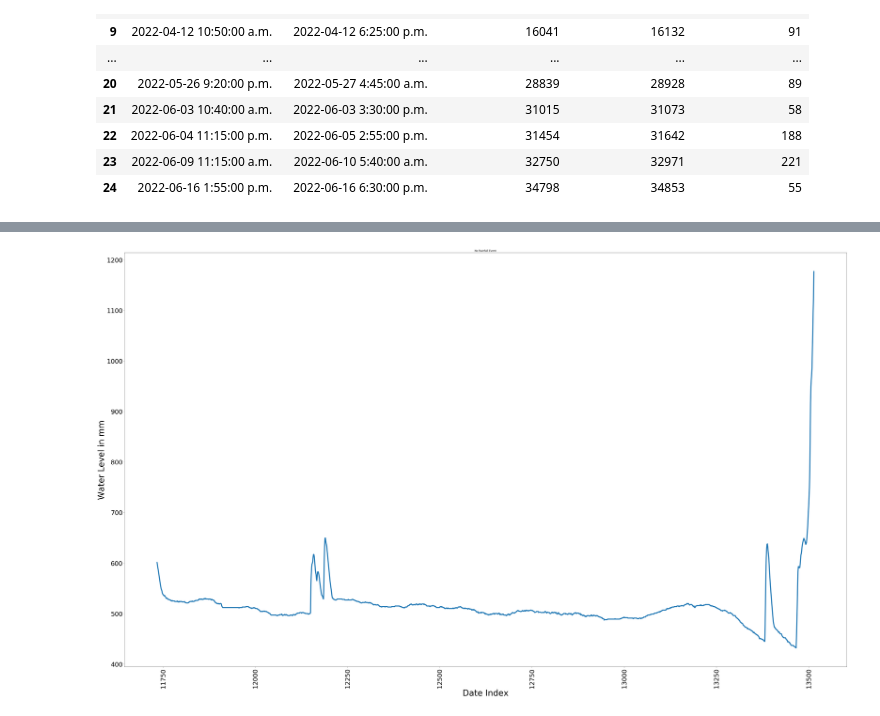
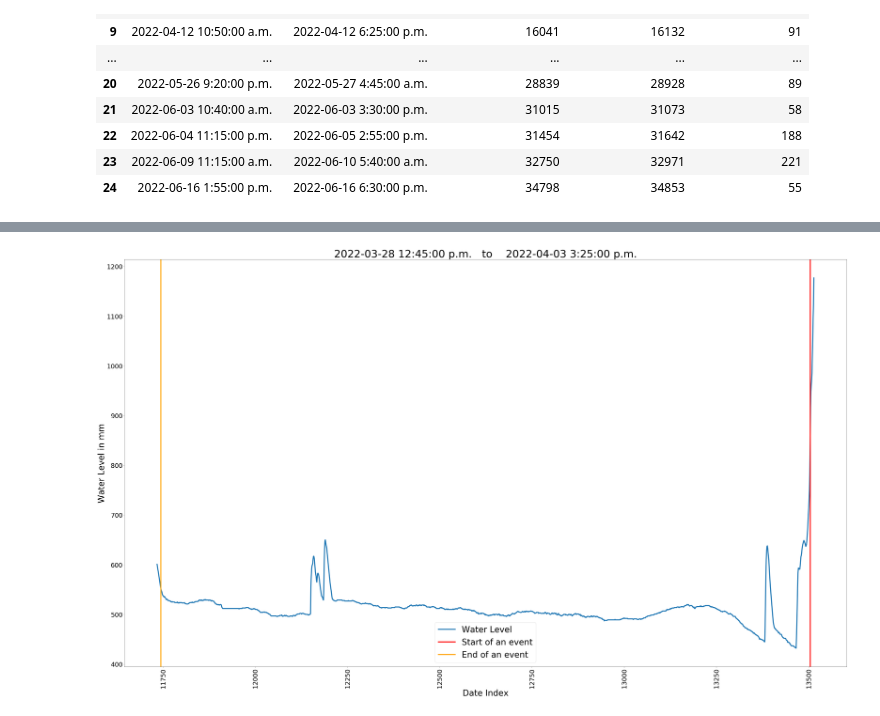
Before and after one commit to hasibum/m2pi22-Novion-Project, a Jupyter notebook: water_level_data.ipynb, the cells around one changed output, grey strips where cells are left out. Cells and saved outputs as stored; diff of their text form; code cells hidden in the pictures.

```diff
--- a/water_level_data.ipynb
+++ b/water_level_data.ipynb
@@ -61,6 +61,7 @@ def IdentifyEvents_2(df,tol_up,tol_dw):
             rpc=0    # duration of rainfall set to zero
             # calculating the slope (mm/min) at index i
             slope_1=(wl_mm[i+1]-wl_mm[i])/(5)   # forwward difference formula
+
             if slope_1>tol_up:
                 # This is a new rainfall event
                 # print("A new rainfall started at time :",df["Timestamp"][i]," with index position :",i)
@@ -69,13 +70,13 @@ def IdentifyEvents_2(df,tol_up,tol_dw):
                 dpc=0     # Dry period count initialization
                 rpc+=1      # count the duration of rainfall
                 nre=False
-                # continue
         else:
             # calculating the slope (mm/min) at index i+1
             slope_2=(wl_mm[i+4]-wl_mm[i])/(4*5)  # average slope of 4 consecutive time steps
-            if slope_2>tol_dw:
+            der_2nd=(wl_mm[i]-wl_mm[i-1]+wl_mm[i-2])/(5**2)
+            if slope_2>tol_dw and der_2nd>0:
                 dpc+=1
-                skip=5*(5*12)    # 2 hours of no significant change in water level means start of another event
+                skip=5*(5*12)    # 5 hours of no significant change in water level means start of another event
                 # save this date
                 if dpc>skip-4:
                     nre=True
@@ -84,8 +85,6 @@ def IdentifyEvents_2(df,tol_up,tol_dw):
                     duration.append(rpc-skip+4)
                     #print(f"Rainfall event ended at time :",df["Timestamp"][i-72]," with index position :",i-72,"\nDuration of this rainfall period was :",rpc-72)
                     #print("Now it is a dry period of more than 6 hours")
-                    #print("***********************************" )
-                    # continue
                 else:
                     rpc+=1    # count the duration of rainfall
             else:
@@ -155,17 +153,21 @@ plt.show()
 # %%
 # Let's look at a particular No !Rainfall event
 buffer=10
 index=7
 X=range(end_indexA[index-1]-buffer,start_indexA[index]+buffer+1)
 Y=wl_mm[rf_eventA["Rainfall_end_index"][index-1]-buffer:rf_eventA["Rainfall_start_index"][index]+buffer+1]
 plt.figure(figsize=(50, 30))
-plt.plot(X,Y,linewidth=5)
+plt.plot(X,Y,linewidth=5,label="Water Level")
+plt.axvline(x=start_indexA[index], linewidth=5,color='r',label="Start of an event")
+plt.axvline(x=end_indexA[index-1],linewidth=5, color='orange',label="End of an event")
 plt.title('No Rainfall Event')
 plt.xlabel('Date Index',fontsize=40)
 plt.ylabel('Water Level in mm',fontsize=40)
 plt.tick_params(axis='x',labelsize=30,rotation=90)
 plt.tick_params(axis='y',labelsize=30)
+plt.legend(loc = 'best',fontsize=40)
+plt.title(end_timeA[index-1]+"   to    "+start_timeA[index],fontsize=50)
 plt.tight_layout()
 plt.show()
 # %% [output]
-[figure, old version]
+[figure, new version]
```
Also changed, not shown: parts of 4 cells of this notebook.
